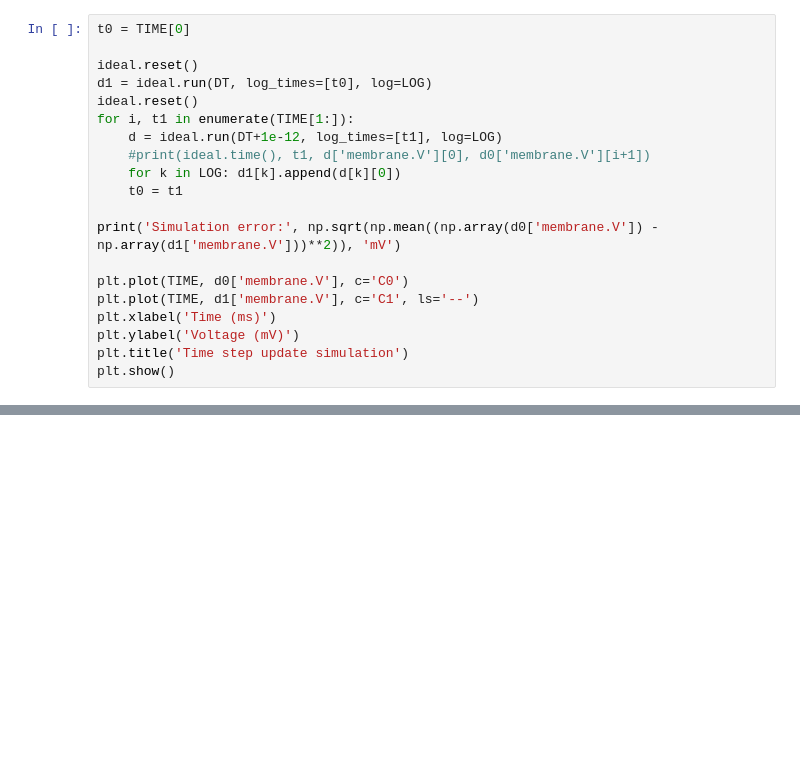
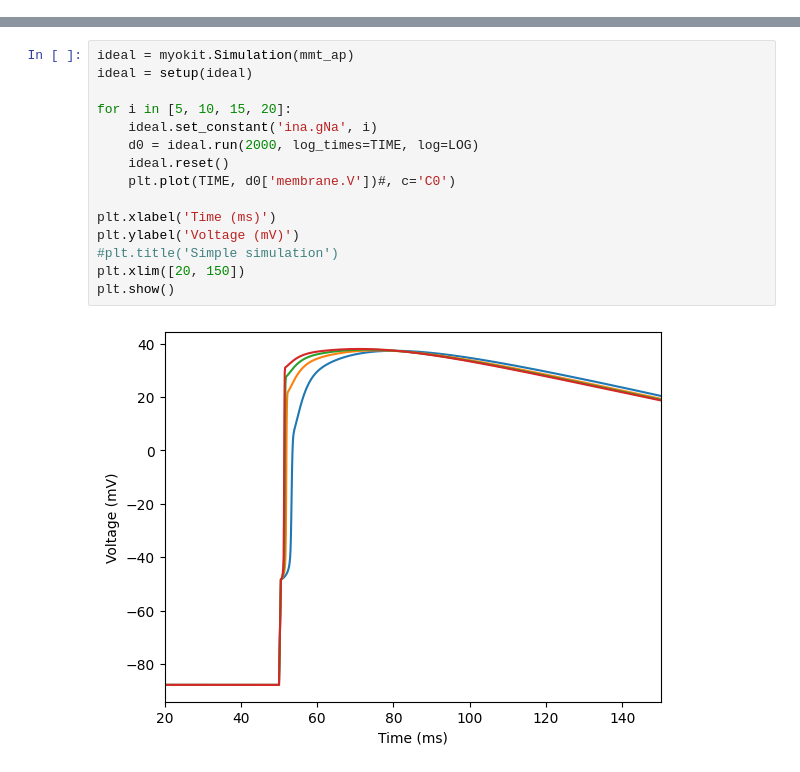
Before and after one commit to CardiacModelling/nav-artefact-model, a Jupyter notebook: src/ap/ap-effects.ipynb, the cells around one changed output, grey strips where cells are left out. Saved outputs shown, nothing was run; the diff lists cells and outputs as text; blank space fills up the shorter version.

```diff
--- a/src/ap/ap-effects.ipynb
+++ b/src/ap/ap-effects.ipynb
@@ -179,20 +179,0 @@ plt.show()
-# %%
-t0 = TIME[0]
-
-ideal.reset()
-d1 = ideal.run(DT, log_times=[t0], log=LOG)
-ideal.reset()
-for i, t1 in enumerate(TIME[1:]):
-    d = ideal.run(DT+1e-12, log_times=[t1], log=LOG)
-    #print(ideal.time(), t1, d['membrane.V'][0], d0['membrane.V'][i+1])
-    for k in LOG: d1[k].append(d[k][0])
-    t0 = t1
-
-print('Simulation error:', np.sqrt(np.mean((np.array(d0['membrane.V']) - np.array(d1['membrane.V']))**2)), 'mV')
-
-plt.plot(TIME, d0['membrane.V'], c='C0')
-plt.plot(TIME, d1['membrane.V'], c='C1', ls='--')
-plt.xlabel('Time (ms)')
-plt.ylabel('Voltage (mV)')
-plt.title('Time step update simulation')
-plt.show()
@@ -380,0 +180,17 @@ plt.show()
+# %%
+ideal = myokit.Simulation(mmt_ap)
+ideal = setup(ideal)
+
+for i in [5, 10, 15, 20]:
+    ideal.set_constant('ina.gNa', i)
+    d0 = ideal.run(2000, log_times=TIME, log=LOG)
+    ideal.reset()
+    plt.plot(TIME, d0['membrane.V'])#, c='C0')
+
+plt.xlabel('Time (ms)')
+plt.ylabel('Voltage (mV)')
+#plt.title('Simple simulation')
+plt.xlim([20, 150])
+plt.show()
+# %% [output]
+[figure, added]
```
Also changed, not shown: parts of 11 cells of this notebook, 20 other files.
